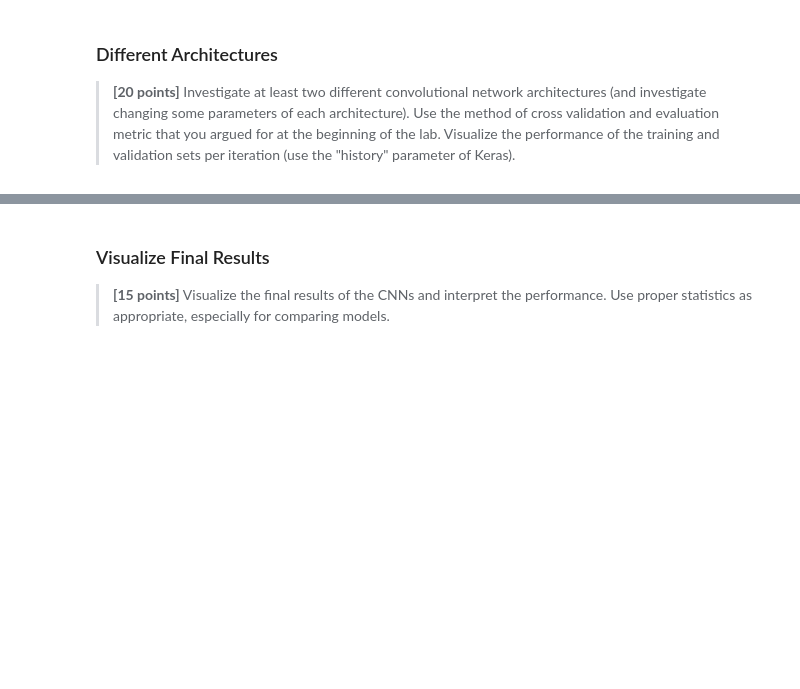
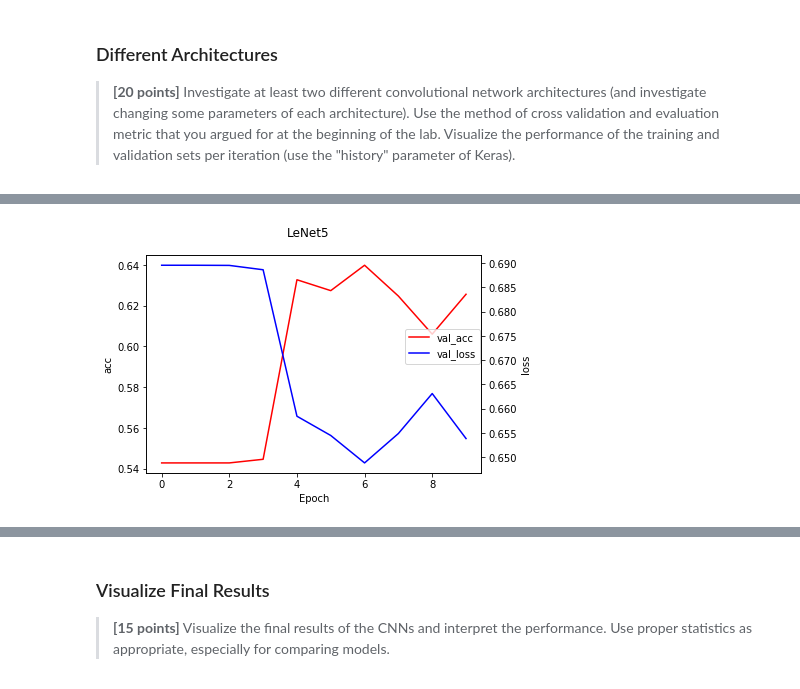
Before and after one commit to jamesothomas/MachineLearningPython, a Jupyter notebook: Lab6/Lab6_XRay_JT.ipynb, the cells around one changed output, grey strips where cells are left out. Saved outputs shown, nothing was run; the diff lists cells and outputs as text; code cells hidden in the pictures; blank space fills up the shorter version.

```diff
--- a/Lab6/Lab6_XRay_JT.ipynb
+++ b/Lab6/Lab6_XRay_JT.ipynb
@@ -511,0 +523,22 @@ plt.legend()
+# %%
+%matplotlib inline
+import matplotlib.pyplot as plt
+
+def history_plotter(history, title=''):
+
+    fig, ax1 = plt.subplots()
+
+    fig.suptitle(title)
+    ax1.plot(history.history['val_acc'], label='val_acc', color='red')
+    ax1.set_ylabel('acc')
+    ax1.set_xlabel('Epoch')
+
+    ax2 = ax1.twinx()
+    ax2.plot(history.history['val_loss'], label='val_loss', color='blue')
+    ax2.set_ylabel('loss')
+    fig.legend(bbox_to_anchor=(0.4, 0, 0.5, 0.65))
+    plt.show()
+
+history_plotter(LeNet5_history, title='LeNet5')
+# %% [output]
+[figure, added]
```
Also changed, not shown: parts of 29 cells of this notebook.
